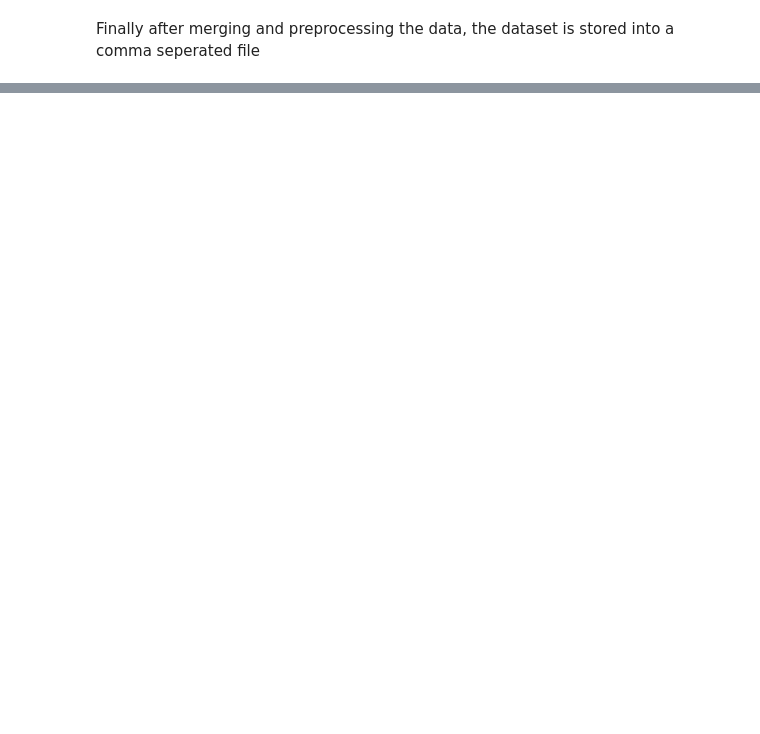
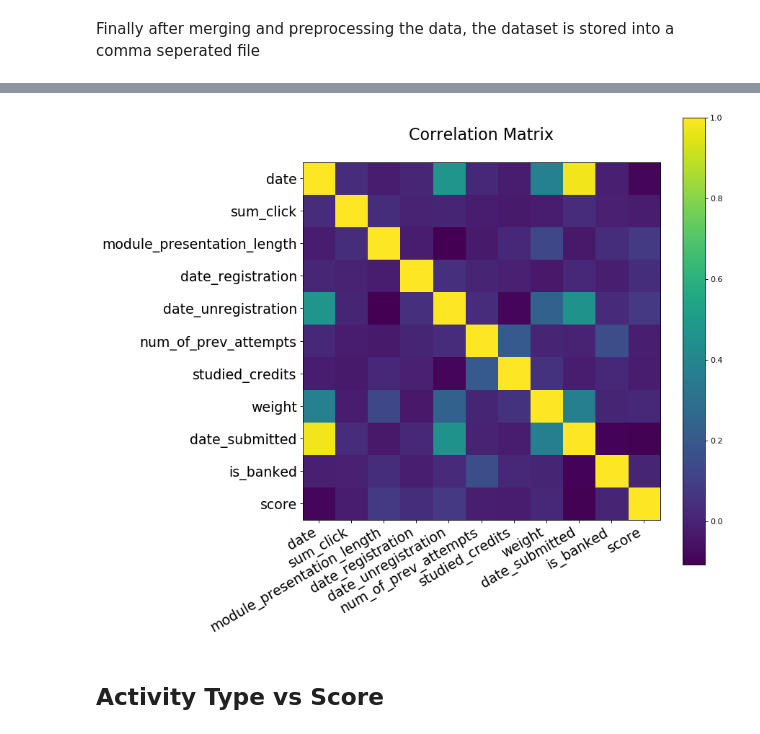
Before and after one commit to santomon/edutest_fp, a Jupyter notebook: nbsrc/Project.ipynb, the cells around one changed output, grey strips where cells are left out. Cells and saved outputs as stored; diff of their text form; code cells hidden in the pictures; blank space fills up the shorter version.

```diff
--- a/nbsrc/Project.ipynb
+++ b/nbsrc/Project.ipynb
@@ -225,0 +231,3 @@ df6.to_csv('../merged/merged.csv',encoding='utf-8',index=False)
+# %%
+numerics = ['int16', 'int32', 'int64', 'float16', 'float32', 'float64']
+numeric_df6 = df6.select_dtypes(include=numerics)
@@ -225,0 +250,27 @@ df6.to_csv('../merged/merged.csv',encoding='utf-8',index=False)
+# %%
+dfCor = numeric_df6
+del dfCor['week_to']
+del dfCor['week_from']
+del dfCor['id_site']
+del dfCor['id_student']
+del dfCor['id_assessment']
+def plotCorrelationMatrix(df, graphWidth):
+    fsize=17
+    df = df.dropna('rows')
+    corr = df.corr()
+    plt.figure(num=None, figsize=(graphWidth, graphWidth), dpi=80, facecolor='w', edgecolor='k')
+    corrMat = plt.matshow(corr, fignum = 1)
+    plt.xticks(range(len(corr.columns)), corr.columns, rotation=90,fontsize=fsize)
+    plt.yticks(range(len(corr.columns)), corr.columns,fontsize=fsize)
+    plt.gca().xaxis.tick_bottom()
+    plt.gcf().autofmt_xdate()
+    plt.colorbar(corrMat)
+    plt.title(f'Correlation Matrix',fontsize=(fsize+3))
+    plt.show()
+    return corr
+
+cor = plotCorrelationMatrix(dfCor, 10)
+# %% [output]
+[figure, added]
+# %% [markdown]
+## Activity Type vs Score
```
Also changed, not shown: parts of 24 cells of this notebook, 1 other file.
